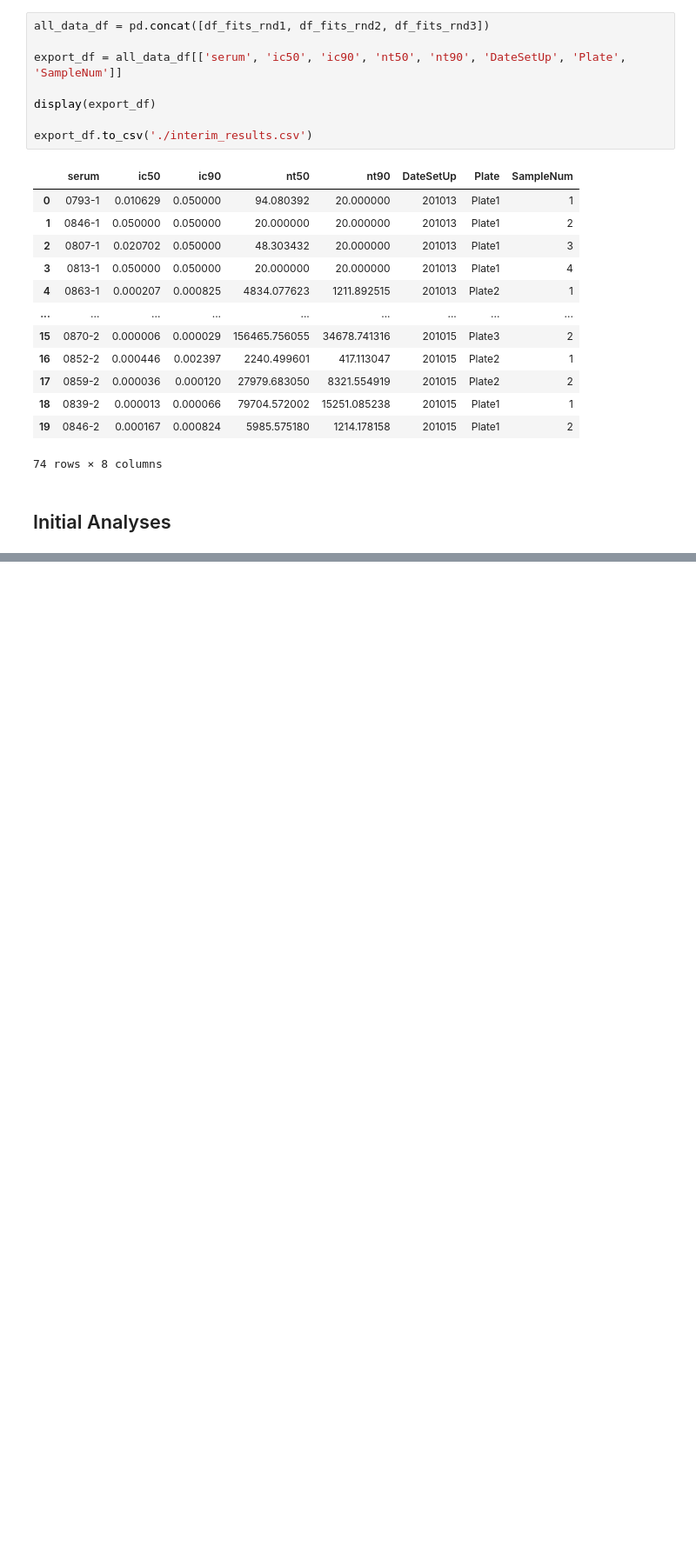
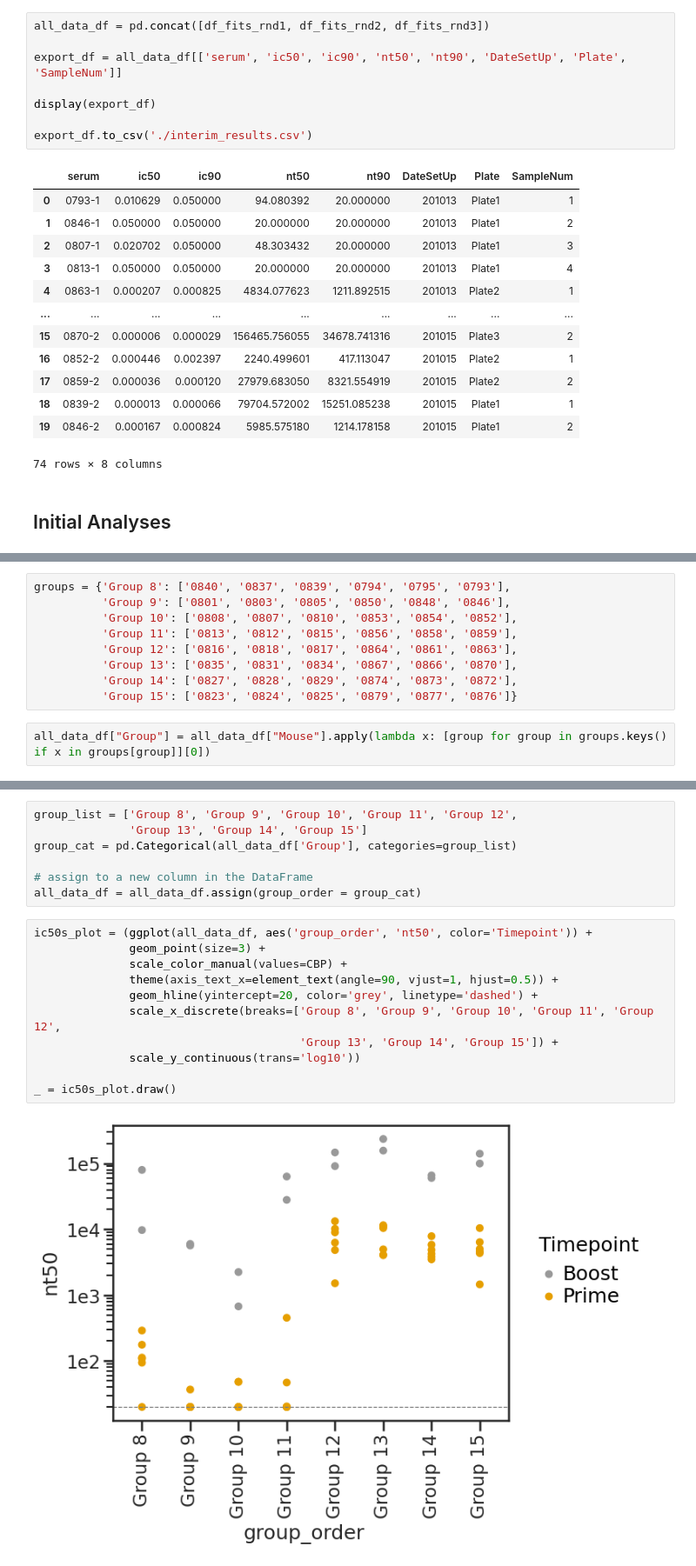
Before and after one commit to jbloomlab/RBD_nanoparticle_vaccine, a Jupyter notebook: MouseNeuts.ipynb, the cells around one changed output, grey strips where cells are left out. Shown at 87% size. Drawn from its saved outputs; the diff is of its cells as text; blank space fills up the shorter version.

Commit message:
initial plot

```diff
--- a/MouseNeuts.ipynb
+++ b/MouseNeuts.ipynb
@@ -316,0 +318,11 @@ display(all_data_df.sort_values('Mouse').head())
+# %%
+groups = {'Group 8': ['0840', '0837', '0839', '0794', '0795', '0793'],
+          'Group 9': ['0801', '0803', '0805', '0850', '0848', '0846'],
+          'Group 10': ['0808', '0807', '0810', '0853', '0854', '0852'],
+          'Group 11': ['0813', '0812', '0815', '0856', '0858', '0859'],
+          'Group 12': ['0816', '0818', '0817', '0864', '0861', '0863'],
+          'Group 13': ['0835', '0831', '0834', '0867', '0866', '0870'],
+          'Group 14': ['0827', '0828', '0829', '0874', '0873', '0872'],
+          'Group 15': ['0823', '0824', '0825', '0879', '0877', '0876']}
+# %%
+all_data_df["Group"] = all_data_df["Mouse"].apply(lambda x: [group for group in groups.keys() if x in groups[group]][0])
@@ -316,0 +339,20 @@ display(all_data_df.sort_values('Mouse').head())
+# %%
+group_list = ['Group 8', 'Group 9', 'Group 10', 'Group 11', 'Group 12',
+              'Group 13', 'Group 14', 'Group 15']
+group_cat = pd.Categorical(all_data_df['Group'], categories=group_list)
+
+# assign to a new column in the DataFrame
+all_data_df = all_data_df.assign(group_order = group_cat)
+# %%
+ic50s_plot = (ggplot(all_data_df, aes('group_order', 'nt50', color='Timepoint')) +
+              geom_point(size=3) +
+              scale_color_manual(values=CBP) +
+              theme(axis_text_x=element_text(angle=90, vjust=1, hjust=0.5)) +
+              geom_hline(yintercept=20, color='grey', linetype='dashed') +
+              scale_x_discrete(breaks=['Group 8', 'Group 9', 'Group 10', 'Group 11', 'Group 12',
+                                       'Group 13', 'Group 14', 'Group 15']) +
+              scale_y_continuous(trans='log10'))
+
+_ = ic50s_plot.draw()
+# %% [output]
+[figure, added]
```
Also changed, not shown: parts of 3 cells of this notebook.
